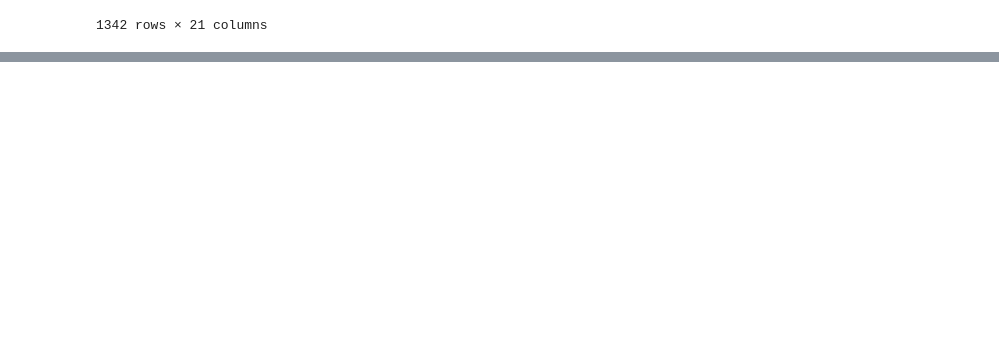
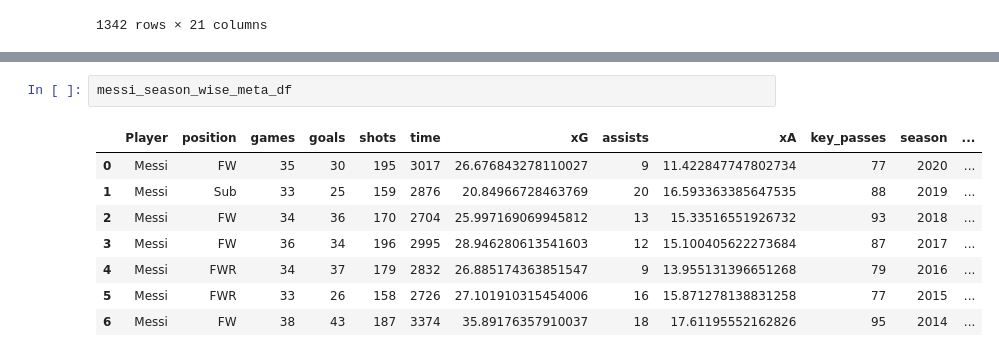
Before and after one commit to kaustavr19/Messi-vs-Ronaldo---An-Analytical-Debate, a Jupyter notebook: Messi_vs_Ronaldo_An_Analytical_Debate.ipynb, the cells around one changed output, grey strips where cells are left out. Cells and saved outputs as stored; diff of their text form; blank space fills up the shorter version.

```diff
--- a/Messi_vs_Ronaldo_An_Analytical_Debate.ipynb
+++ b/Messi_vs_Ronaldo_An_Analytical_Debate.ipynb
@@ -85,0 +105,11 @@ cris_shots_df
+# %%
+messi_season_wise_meta_df
+# %% [output]
+|  | Player | position | games | goals | shots | time | xG | assists | xA | key_passes | season | ... |
+| 0 | Messi | FW | 35 | 30 | 195 | 3017 | 26.676843278110027 | 9 | 11.422847747802734 | 77 | 2020 | ... |
+| 1 | Messi | Sub | 33 | 25 | 159 | 2876 | 20.84966728463769 | 20 | 16.593363385647535 | 88 | 2019 | ... |
+| 2 | Messi | FW | 34 | 36 | 170 | 2704 | 25.997169069945812 | 13 | 15.33516551926732 | 93 | 2018 | ... |
+| 3 | Messi | FW | 36 | 34 | 196 | 2995 | 28.946280613541603 | 12 | 15.100405622273684 | 87 | 2017 | ... |
+| 4 | Messi | FWR | 34 | 37 | 179 | 2832 | 26.885174363851547 | 9 | 13.955131396651268 | 79 | 2016 | ... |
+| 5 | Messi | FWR | 33 | 26 | 158 | 2726 | 27.101910315454006 | 16 | 15.871278138831258 | 77 | 2015 | ... |
+| 6 | Messi | FW | 38 | 43 | 187 | 3374 | 35.89176357910037 | 18 | 17.61195552162826 | 95 | 2014 | ... |
```
Also changed, not shown: parts of 6 cells of this notebook.
